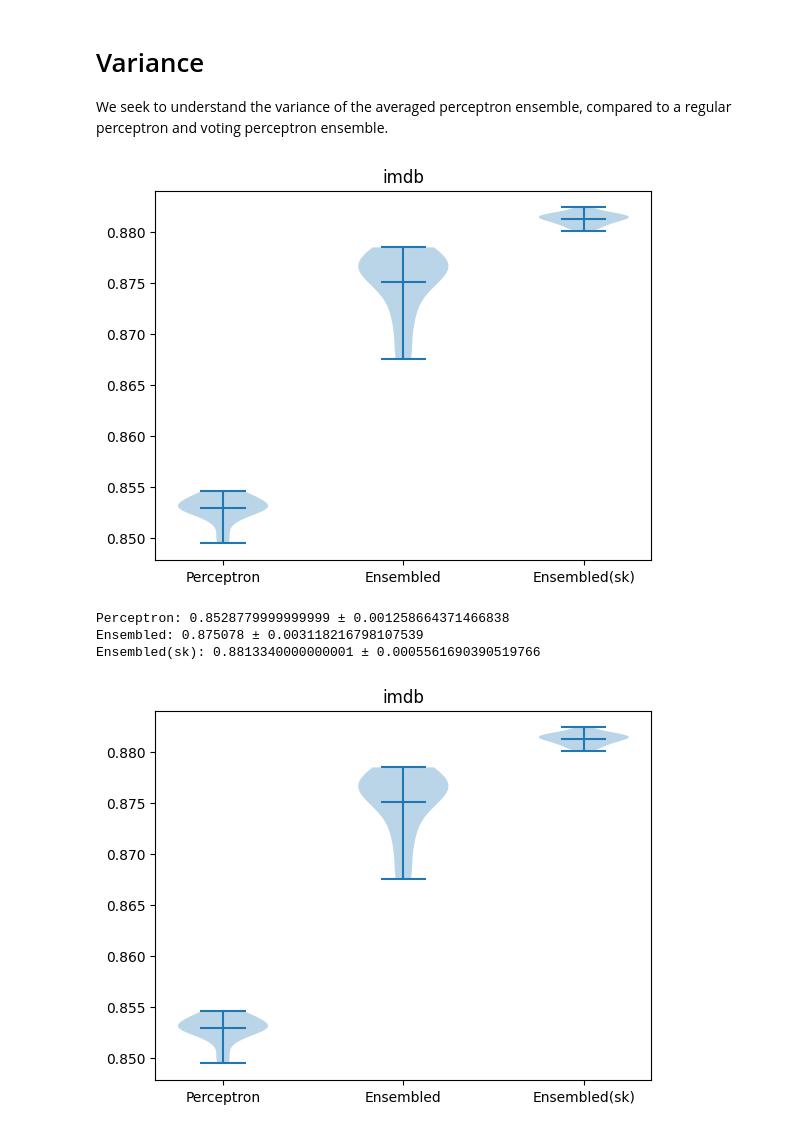
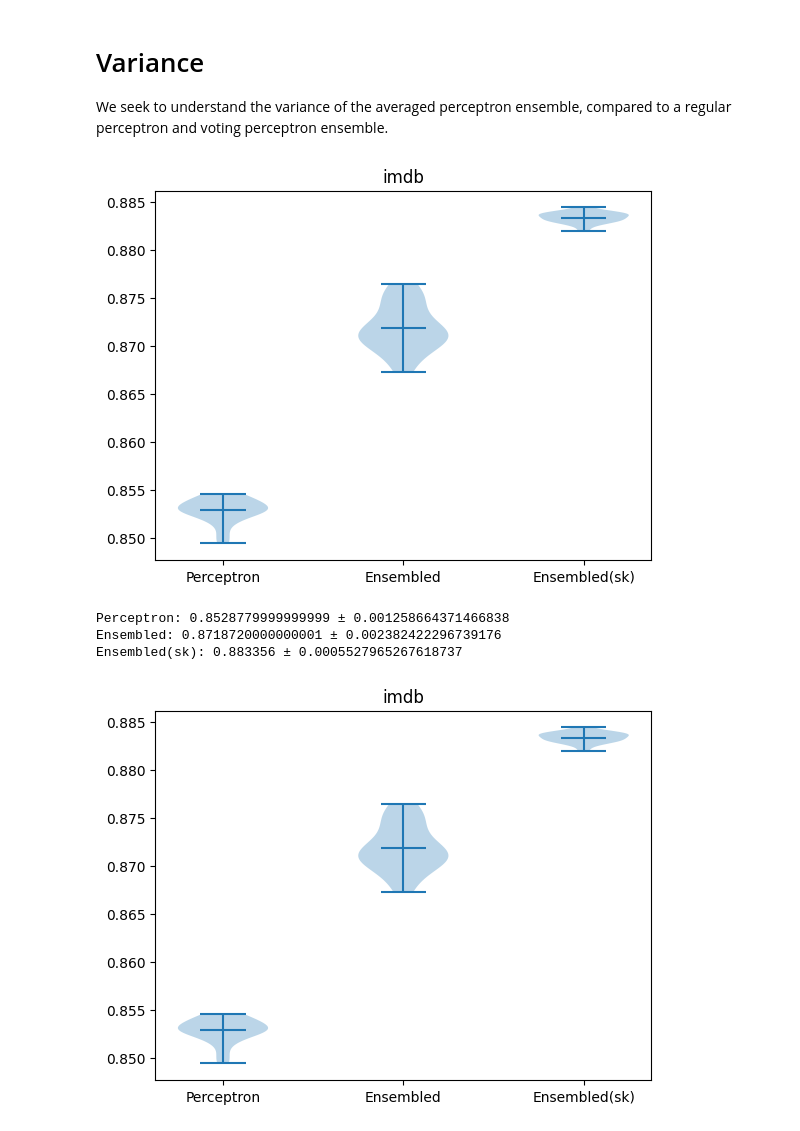
Before and after one commit to oliviaBahr/perceptron, a Jupyter notebook: src/variance_experiments.ipynb, the cells around one changed output. Drawn from its saved outputs; the diff is of its cells as text; code cells hidden in the pictures.

Commit message:
Update call to AddPerceptron with epoch_size

```diff
--- a/src/variance_experiments.ipynb
+++ b/src/variance_experiments.ipynb
@@ -40,7 +40,7 @@ def run_many(num_runs, epochs, title: str, train_path, test_path=None, test_size
         # normal_score = metrics.accuracy_score(test_data[1], normal_perceptron.predict(test_data[0]))
 
         # Ensemble implemented with Scikit
-        sk_perceptron = AddPerceptron(max_iter=epochs, random_state = seed)
+        sk_perceptron = AddPerceptron(max_iter=epochs, random_state = seed, epoch_size = 0.5)
         sk_perceptron.fit(train_data[0], train_data[1])
         sk_score = sk_perceptron.score(test_data[0], test_data[1])
 
@@ -68,13 +68,13 @@ def run_many(num_runs, epochs, title: str, train_path, test_path=None, test_size
 
     return scores
 # %%
-_ = run_many(num_runs=20, epochs=100, title="imdb", train_path="../data/imdb/train_labeledBow.feat", test_path="../data/imdb/test_labeledBow.feat", dataset_name="imdb")
+_ = run_many(num_runs=20, epochs=400, title="imdb", train_path="../data/imdb/train_labeledBow.feat", test_path="../data/imdb/test_labeledBow.feat", dataset_name="imdb")
 # %% [output]
-[figure, old version]
+[figure, new version]
 Perceptron: 0.8528779999999999 ± 0.001258664371466838
-Ensembled: 0.875078 ± 0.003118216798107539
-Ensembled(sk): 0.8813340000000001 ± 0.0005561690390519766
+Ensembled: 0.8718720000000001 ± 0.002382422296739176
+Ensembled(sk): 0.883356 ± 0.0005527965267618737
-[figure, old version]
+[figure, new version]
 # %%
 _ = run_many(num_runs=20, epochs=100, title="cod RNA", train_path="../data/cod-rna/train.txt", test_path="../data/cod-rna/test.txt")
 # %% [output]
```
Also changed, not shown: parts of 4 cells of this notebook.
